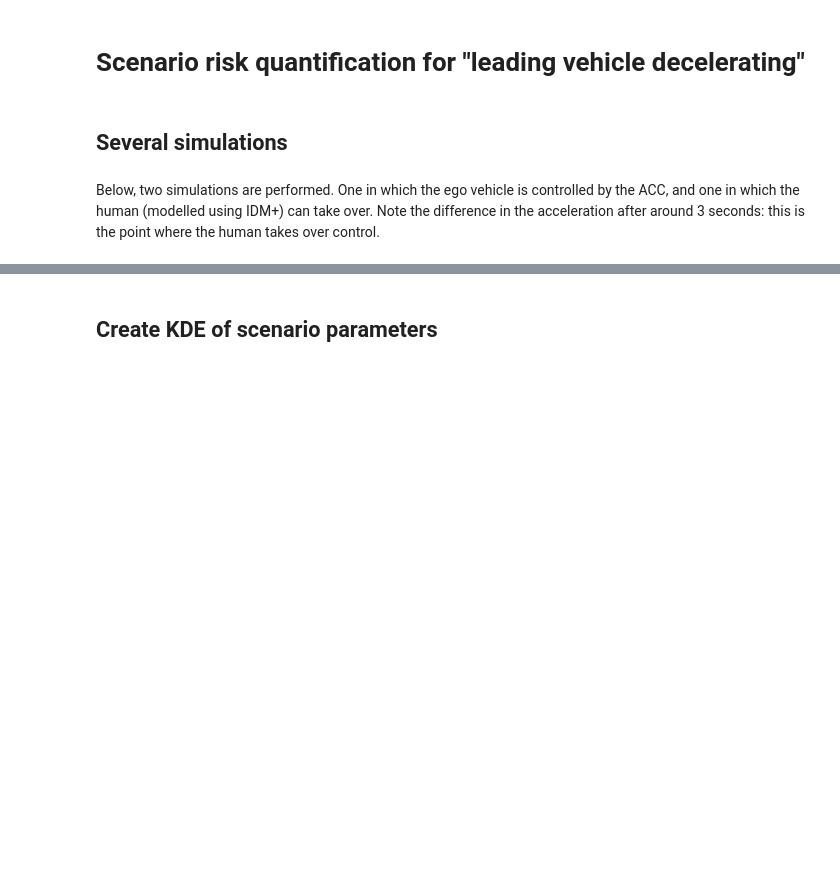
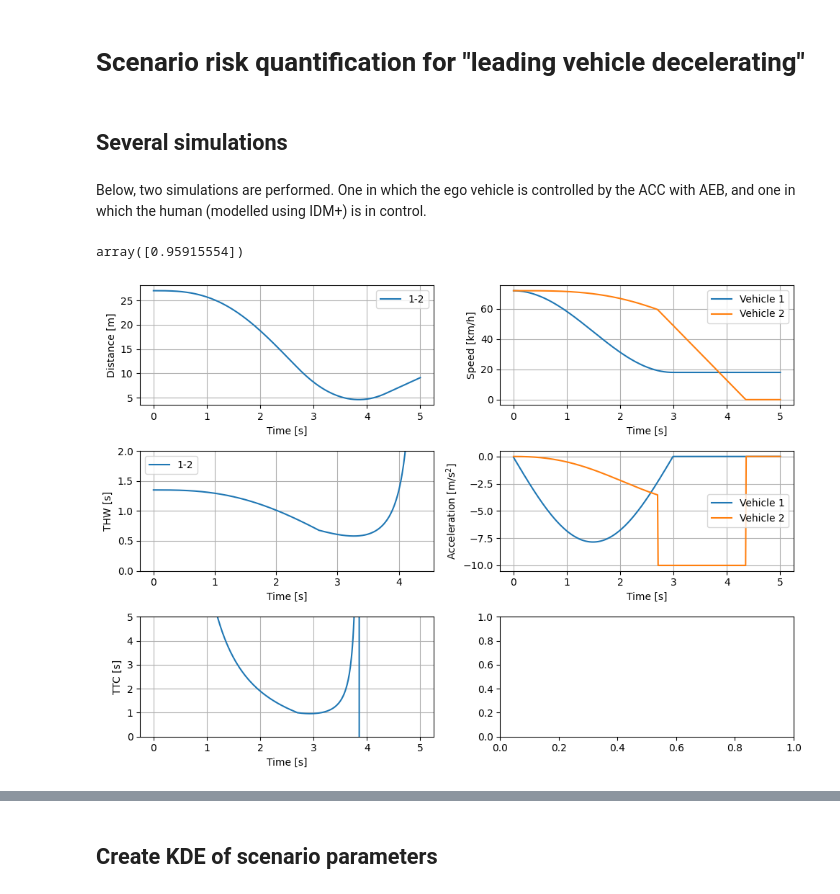
Before and after one commit to juittenbogaard/ScenarioRiskQuantification, a Jupyter notebook: leading_vehicle_decelerating.ipynb, the cells around one changed output, grey strips where cells are left out. Saved outputs shown, nothing was run; the diff lists cells and outputs as text; code cells hidden in the pictures; blank space fills up the shorter version.

```diff
--- a/leading_vehicle_decelerating.ipynb
+++ b/leading_vehicle_decelerating.ipynb
@@ -15,4 +15,4 @@ OVERWRITE = True
 # %% [markdown]
 ## Several simulations
 # %% [markdown]
-Below, two simulations are performed. One in which the ego vehicle is controlled by the ACC, and one in which the human (modelled using IDM+) can take over. Note the difference in the acceleration after around 3 seconds: this is the point where the human takes over control.
+Below, two simulations are performed. One in which the ego vehicle is controlled by the ACC with AEB, and one in which the human (modelled using IDM+) is in control.
@@ -19 +24,6 @@ Below, two simulations are performed. One in which the ego vehicle is controlled
+# %%
+simulator_accaeb.simulation(dict(v0=20, amean=5, dv=15,aeb_threshold=1), plot=True)
+# %% [output]
+array([0.95915554])
+[figure, added]
 # %%
```
Also changed, not shown: parts of 25 cells of this notebook, 5 other files.
